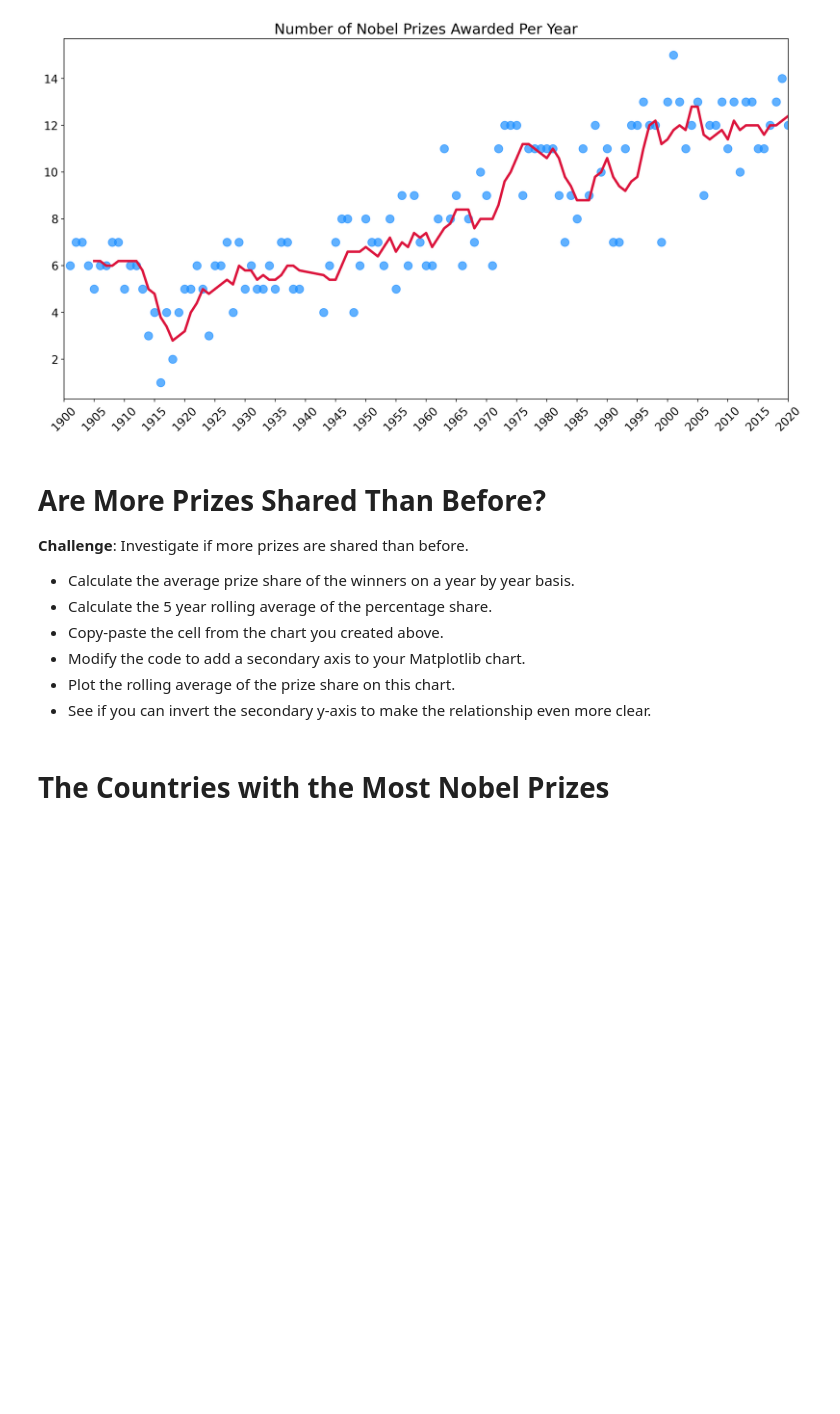
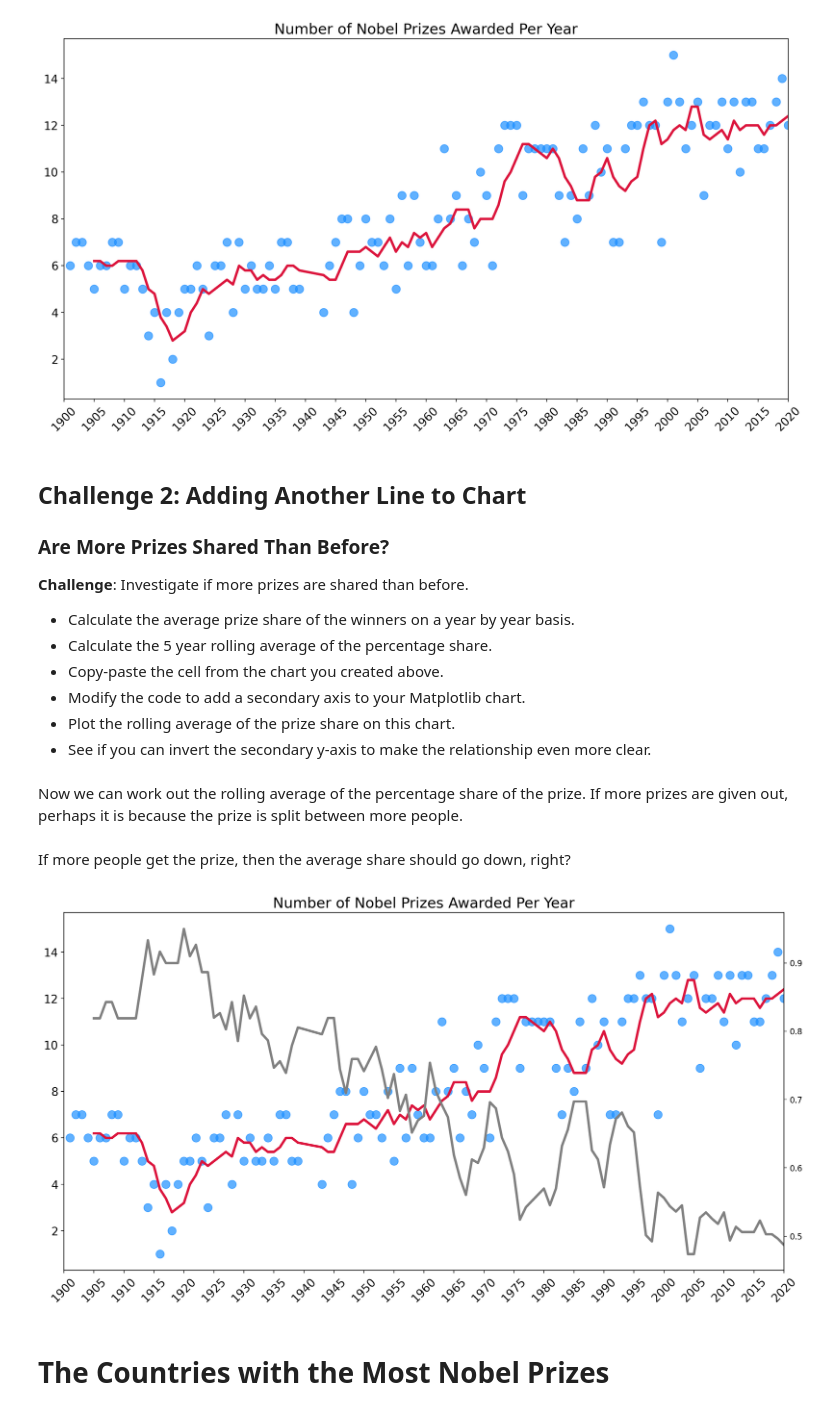
Before and after one commit to ksg-dev/nobel-price-analysis, a Jupyter notebook: Nobel_Prize_Analysis_(start).ipynb, the cells around one changed output. Saved outputs shown, nothing was run; the diff lists cells and outputs as text; code cells hidden in the pictures; blank space fills up the shorter version.

Commit message:
add additional axis for shared prizes

```diff
--- a/Nobel_Prize_Analysis_(start).ipynb
+++ b/Nobel_Prize_Analysis_(start).ipynb
@@ -556,7 +556,9 @@ plt.show()
 # %% [output]
 [figure]
 # %% [markdown]
-# Are More Prizes Shared Than Before?
+## Challenge 2: Adding Another Line to Chart
+
+### Are More Prizes Shared Than Before?
 
 **Challenge**: Investigate if more prizes are shared than before.
 
@@ -566,6 +568,61 @@ plt.show()
 * Modify the code to add a secondary axis to your Matplotlib chart.
 * Plot the rolling average of the prize share on this chart.
 * See if you can invert the secondary y-axis to make the relationship even more clear.
+# %% [markdown]
+Now we can work out the rolling average of the percentage share of the prize. If more prizes are given out, perhaps it is because the prize is split between more people.
+# %%
+yearly_avg_share = df_data.groupby(by='year').agg(
+    {
+        'share_pct': pd.Series.mean
+        }
+        )
+
+share_moving_avg = yearly_avg_share.rolling(window=5).mean()
+# %% [markdown]
+If more people get the prize, then the average share should go down, right?
+# %%
+plt.figure(figsize=(16,8), dpi=200)
+
+plt.title('Number of Nobel Prizes Awarded Per Year', fontsize=18)
+
+plt.yticks(fontsize=14)
+plt.xticks(
+    ticks=np.arange(1900, 2021, step=5),
+    fontsize=14,
+    rotation=45
+)
+
+# Add in additional axis
+ax1=plt.gca()
+ax2=ax1.twinx() # Create second y axis
+ax1.set_xlim(1900, 2020)
+
+ax1.scatter(
+    x=prizes_by_year.index,
+    y=prizes_by_year.values,
+    c='dodgerblue',
+    alpha=0.7,
+    s=100
+)
+
+ax1.plot(
+    prizes_by_year.index,
+    moving_avg.values,
+    c='crimson',
+    linewidth=3
+)
+
+# Add prize share plot on new axis
+ax2.plot(
+    prizes_by_year.index,
+    share_moving_avg.values,
+    c='grey',
+    linewidth=3
+)
+
+plt.show()
+# %% [output]
+[figure, added]
 # %% [markdown]
 # The Countries with the Most Nobel Prizes
 # %% [markdown]
```
